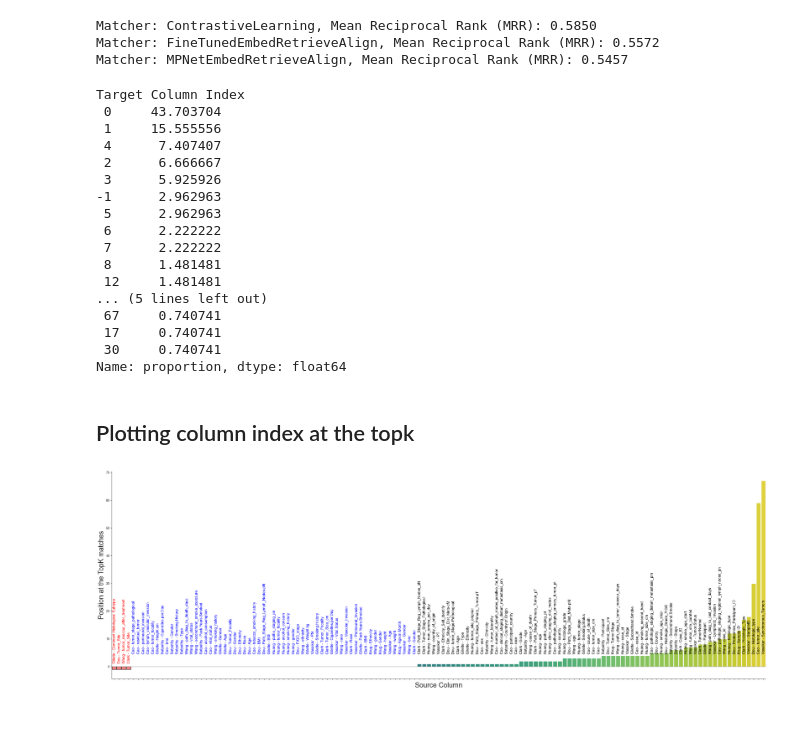
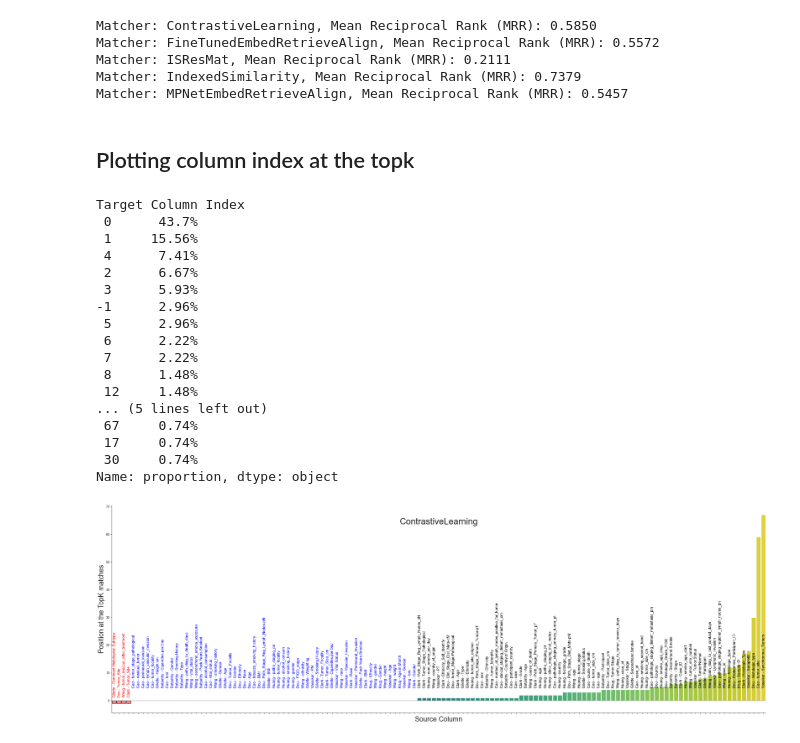
Before and after one commit to kevin-fang-lscm/magneto-matcher, a Jupyter notebook: visualizations/col_pos.ipynb, the cells around one changed output. Cells and saved outputs as stored; diff of their text form; code cells hidden in the pictures.

Commit message:
WIP inverted index similarity algorithm

```diff
--- a/visualizations/col_pos.ipynb
+++ b/visualizations/col_pos.ipynb
@@ -3,7 +3,8 @@ import pandas as pd
 import matplotlib.pyplot as plt
 import seaborn as sns
 
-file_path = 'colposition/schema_matching_precolposition_gdc_results_20240725153030.csv'
+#file_path = 'colposition/schema_matching_precolposition_gdc_results_20240725153030.csv'
+file_path = 'colposition/schema_matching_precolposition_gdc_results_new_method.csv'
 
 df = pd.read_csv(file_path)
 df
@@ -47,36 +48,13 @@ for method, mrr in mrr_per_method.items():
 # %% [output]
 Matcher: ContrastiveLearning, Mean Reciprocal Rank (MRR): 0.5850
 Matcher: FineTunedEmbedRetrieveAlign, Mean Reciprocal Rank (MRR): 0.5572
+Matcher: ISResMat, Mean Reciprocal Rank (MRR): 0.2111
+Matcher: IndexedSimilarity, Mean Reciprocal Rank (MRR): 0.7379
 Matcher: MPNetEmbedRetrieveAlign, Mean Reciprocal Rank (MRR): 0.5457
-# %%
-df = pd.read_csv(file_path)
-method = 'ContrastiveLearning'
-# method = 'FineTunedEmbedRetrieveAlign'
-df = df[df['Matcher'] == method]
-target_column_stats = df['Target Column Index'].value_counts(normalize=True) * 100
-target_column_stats
-# %% [output]
-Target Column Index
- 0     43.703704
- 1     15.555556
- 4      7.407407
- 2      6.666667
- 3      5.925926
--1      2.962963
- 5      2.962963
- 6      2.222222
- 7      2.222222
- 8      1.481481
- 12     1.481481
-... (5 lines left out)
- 67     0.740741
- 17     0.740741
- 30     0.740741
-Name: proportion, dtype: float64
 # %% [markdown]
 ## Plotting column index at the topk
 # %%
-def plot(df):
+def plot(df, method):
     # df = df[df['Data Type'] == 'numeric']
 
     df['Source File'] = df['Source File'].str.replace('.csv', '')
@@ -135,6 +113,8 @@ def plot(df):
     ax.set_xlabel('')
     ax.set_ylabel('')
 
+    ax.set_title(f'{method}', fontsize=28, x=0.5, y=.9)
+
     # ax.grid(False)
     sns.despine()
 
@@ -144,19 +124,36 @@ def plot(df):
     plt.ylabel('Position at the TopK matches', fontsize=22 )
     # Adjust layout
     plt.tight_layout()
-    plt.savefig('indexpos_distribution.pdf', dpi=300)
+    fig_name = f'index_pos_distribution_{method}.pdf'
+    plt.savefig(fig_name, dpi=300)
     plt.show()
     # Save the figure as a PDF with high resolution
 # %%
 df = pd.read_csv(file_path)
 method = 'ContrastiveLearning'
-# method = 'FineTunedEmbedRetrieveAlign'
 df = df[df['Matcher'] == method]
-
-
-
-plot(df)
+target_column_stats = df['Target Column Index'].value_counts(normalize=True) * 100
+contrastive_target_column_stats = target_column_stats.round(2).astype(str) + '%'
+print(contrastive_target_column_stats)
+plot(df, method)
 # %% [output]
+Target Column Index
+ 0      43.7%
+ 1     15.56%
+ 4      7.41%
+ 2      6.67%
+ 3      5.93%
+-1      2.96%
+ 5      2.96%
+ 6      2.22%
+ 7      2.22%
+ 8      1.48%
+ 12     1.48%
+... (5 lines left out)
+ 67     0.74%
+ 17     0.74%
+ 30     0.74%
+Name: proportion, dtype: object
-[figure, old version]
+[figure, new version]
 # %%
 df = pd.read_csv(file_path)
```
Also changed, not shown: parts of 4 cells of this notebook, 22 other files.
